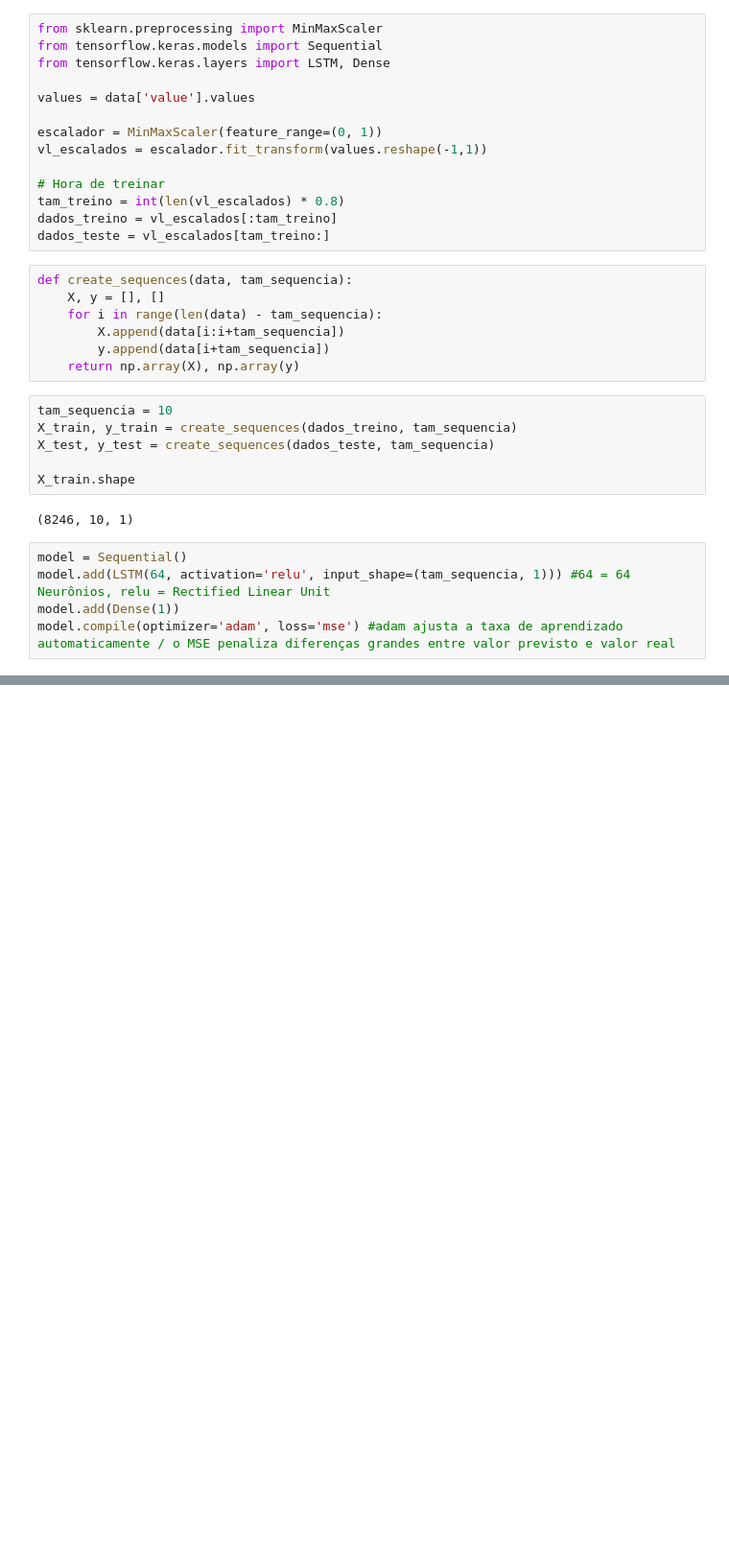
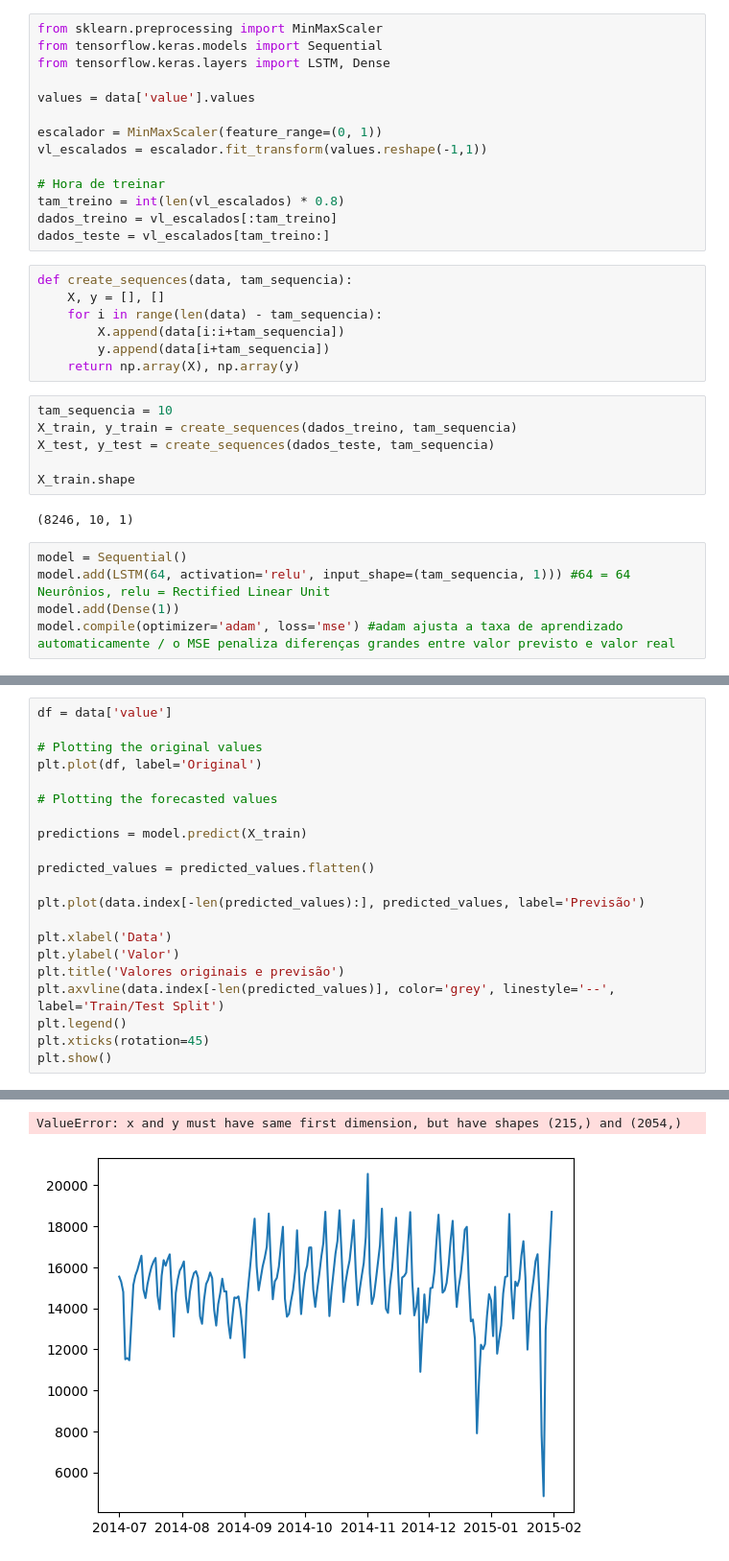
Before and after one commit to MurilowJr/Lab06-IA, a Jupyter notebook: Series temporais/aiforecasting.ipynb, the cells around one changed output, grey strips where cells are left out. Shown at 96% size. Drawn from its saved outputs; the diff is of its cells as text; blank space fills up the shorter version.

```diff
--- a/Series temporais/aiforecasting.ipynb
+++ b/Series temporais/aiforecasting.ipynb
@@ -155,0 +198,22 @@ plt.show()
+# %%
+df = data['value']
+
+# Plotting the original values
+plt.plot(df, label='Original')
+
+# Plotting the forecasted values
+
+predictions = model.predict(X_train)
+
+predicted_values = predicted_values.flatten()
+
+plt.plot(data.index[-len(predicted_values):], predicted_values, label='Previsão')
+
+plt.xlabel('Data')
+plt.ylabel('Valor')
+plt.title('Valores originais e previsão')
+plt.axvline(data.index[-len(predicted_values)], color='grey', linestyle='--', label='Train/Test Split')
+plt.legend()
+plt.xticks(rotation=45)
+plt.show()
+# %% [output]
@@ -155,0 +221,2 @@ plt.show()
+ValueError: x and y must have same first dimension, but have shapes (215,) and (2054,)
+[figure, added]
```
Also changed, not shown: parts of 20 cells of this notebook, 1 other file.
